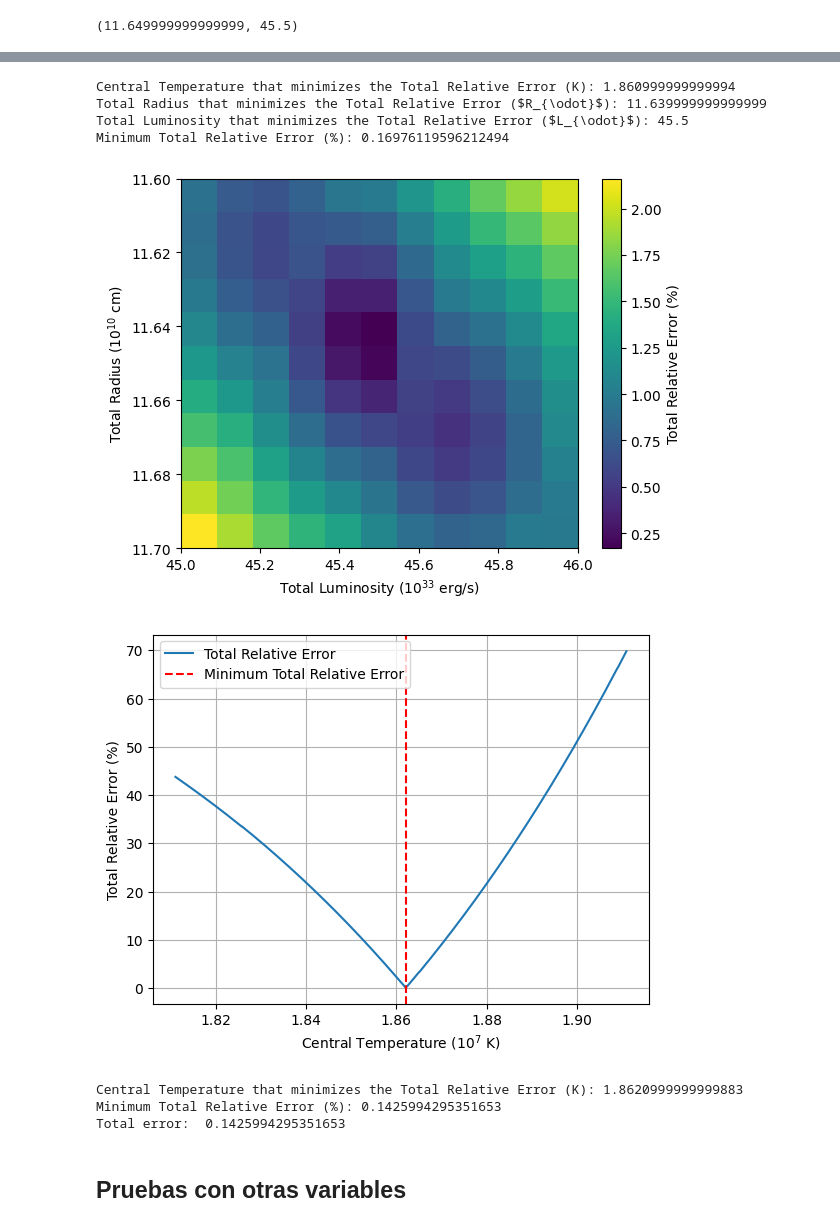
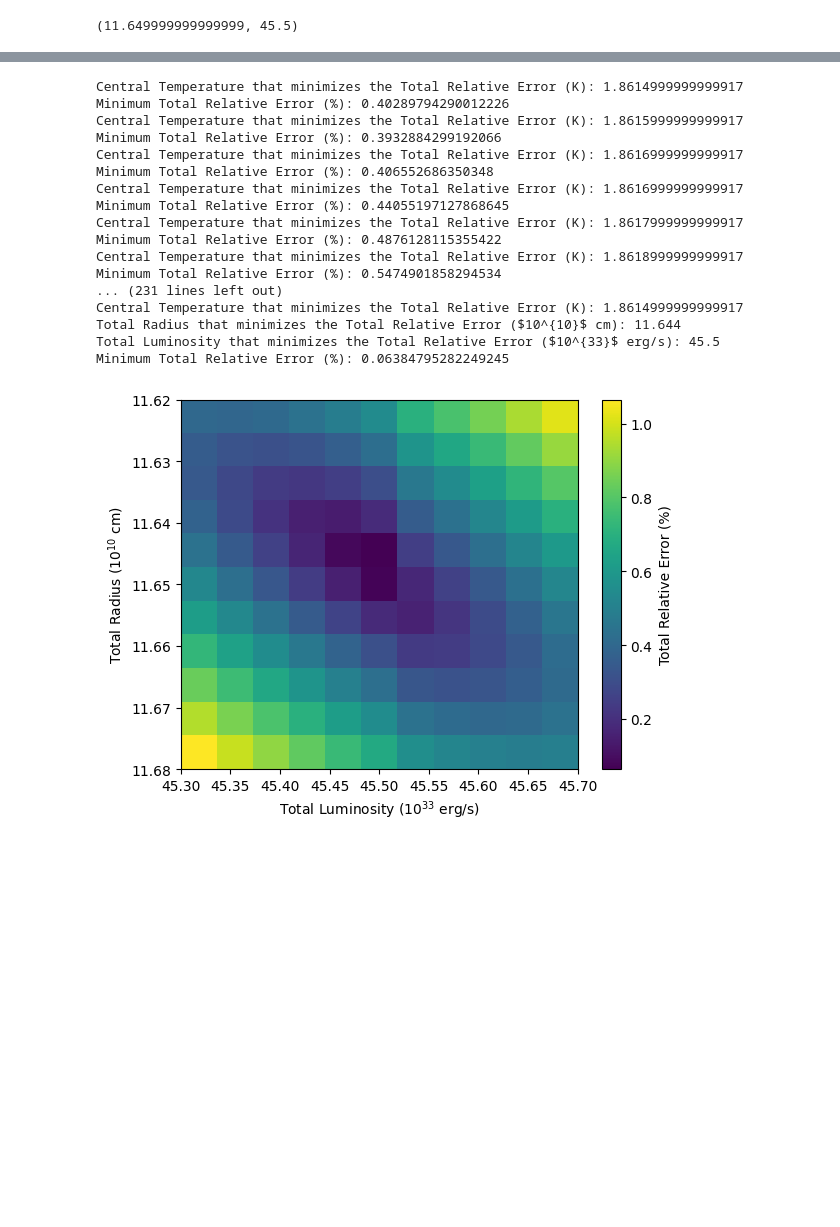
Before and after one commit to jcarreir/Stellar-interior-model, a Jupyter notebook: model.ipynb, the cells around one changed output, grey strips where cells are left out. Cells and saved outputs as stored; diff of their text form; code cells hidden in the pictures; blank space fills up the shorter version.

```diff
--- a/model.ipynb
+++ b/model.ipynb
@@ -151,5 +160,6 @@ star.R_total, star.L_total
 # %% [output]
 (11.649999999999999, 45.5)
 # %%
-R_values = np.linspace(11.60, 11.70, 11)
-L_values = np.linspace(45, 46, 11)
+R_values = np.linspace(11.62, 11.68, 11)
+L_values = np.linspace(45.3, 45.7, 11)
+T_values = np.arange(star.T_central - 0.02, star.T_central + 0.02, 0.0001)
@@ -156,21 +186,22 @@ L_values = np.linspace(45, 46, 11)
 # %%
 matrix_error = star.optimal_grid_calculation(R_values, L_values, T_values)
-star.plot_matrix_error(matrix_error, R_values, L_values, plot=True)
+star.plot_matrix_error(matrix_error, R_values, L_values)
 # %% [output]
-Central Temperature that minimizes the Total Relative Error (K): 1.860999999999994
-Total Radius that minimizes the Total Relative Error ($R_{\odot}$): 11.639999999999999
-Total Luminosity that minimizes the Total Relative Error ($L_{\odot}$): 45.5
-Minimum Total Relative Error (%): 0.16976119596212494
+Central Temperature that minimizes the Total Relative Error (K): 1.8614999999999917
+Minimum Total Relative Error (%): 0.40289794290012226
+Central Temperature that minimizes the Total Relative Error (K): 1.8615999999999917
+Minimum Total Relative Error (%): 0.3932884299192066
+Central Temperature that minimizes the Total Relative Error (K): 1.8616999999999917
+Minimum Total Relative Error (%): 0.406552686350348
+Central Temperature that minimizes the Total Relative Error (K): 1.8616999999999917
+Minimum Total Relative Error (%): 0.44055197127868645
+Central Temperature that minimizes the Total Relative Error (K): 1.8617999999999917
+Minimum Total Relative Error (%): 0.4876128115355422
+Central Temperature that minimizes the Total Relative Error (K): 1.8618999999999917
+Minimum Total Relative Error (%): 0.5474901858294534
+... (231 lines left out)
+Central Temperature that minimizes the Total Relative Error (K): 1.8614999999999917
+Total Radius that minimizes the Total Relative Error ($10^{10}$ cm): 11.644
+Total Luminosity that minimizes the Total Relative Error ($10^{33}$ erg/s): 45.5
+Minimum Total Relative Error (%): 0.06384795282249245
-[figure, old version]
+[figure, new version]
-# %%
-# We build the range of values for the central temperature to optimize the calculation
-T_values = np.arange(star.T_central - 0.05, star.T_central + 0.05, 0.0001)
-star.optimal_temperature_calculation(T_values, plot=True)
-print("Total error: ", star.error)
-# %% [output]
-[figure, removed]
-Central Temperature that minimizes the Total Relative Error (K): 1.8620999999999883
-Minimum Total Relative Error (%): 0.1425994295351653
-Total error:  0.1425994295351653
-# %% [markdown]
-## Pruebas con otras variables
```
Also changed, not shown: parts of 21 cells of this notebook, 2 other files.
